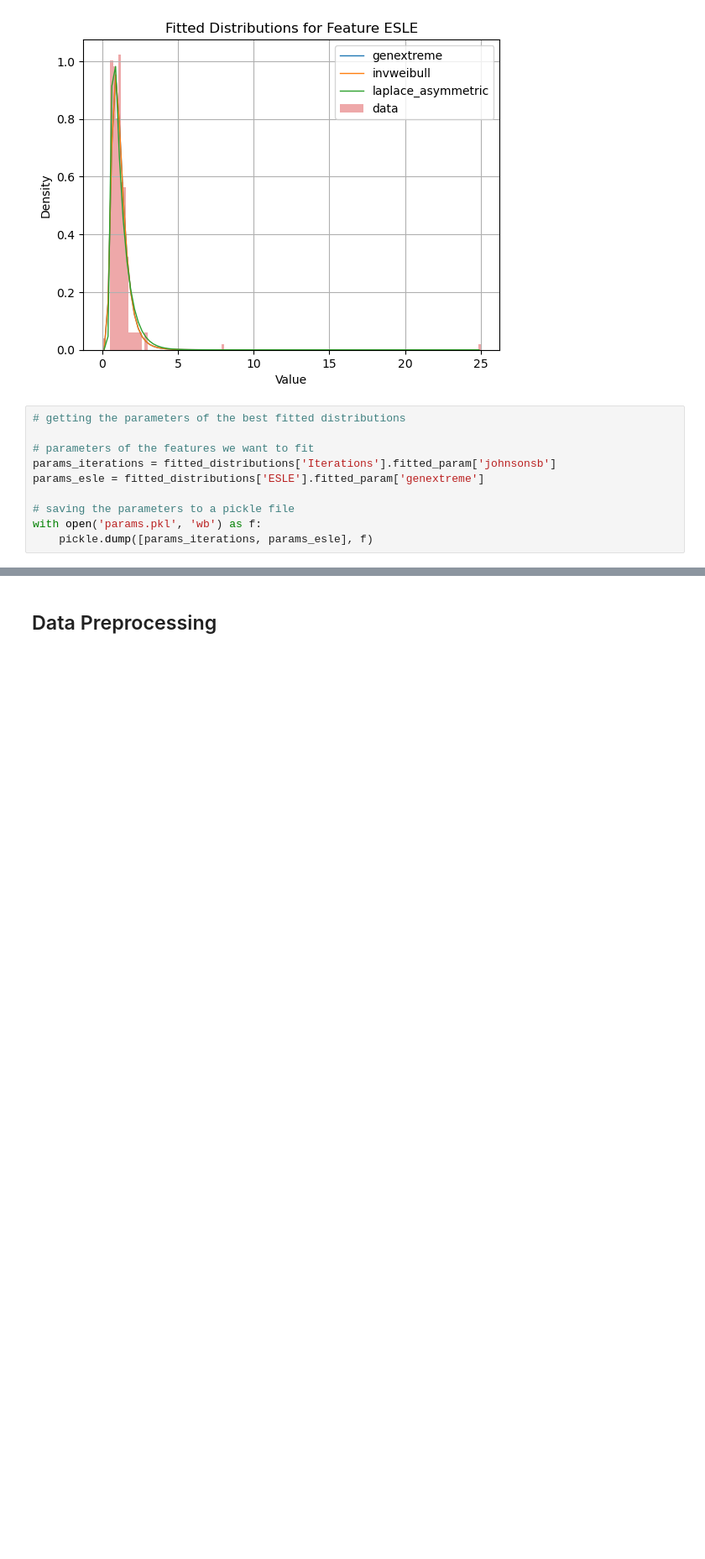
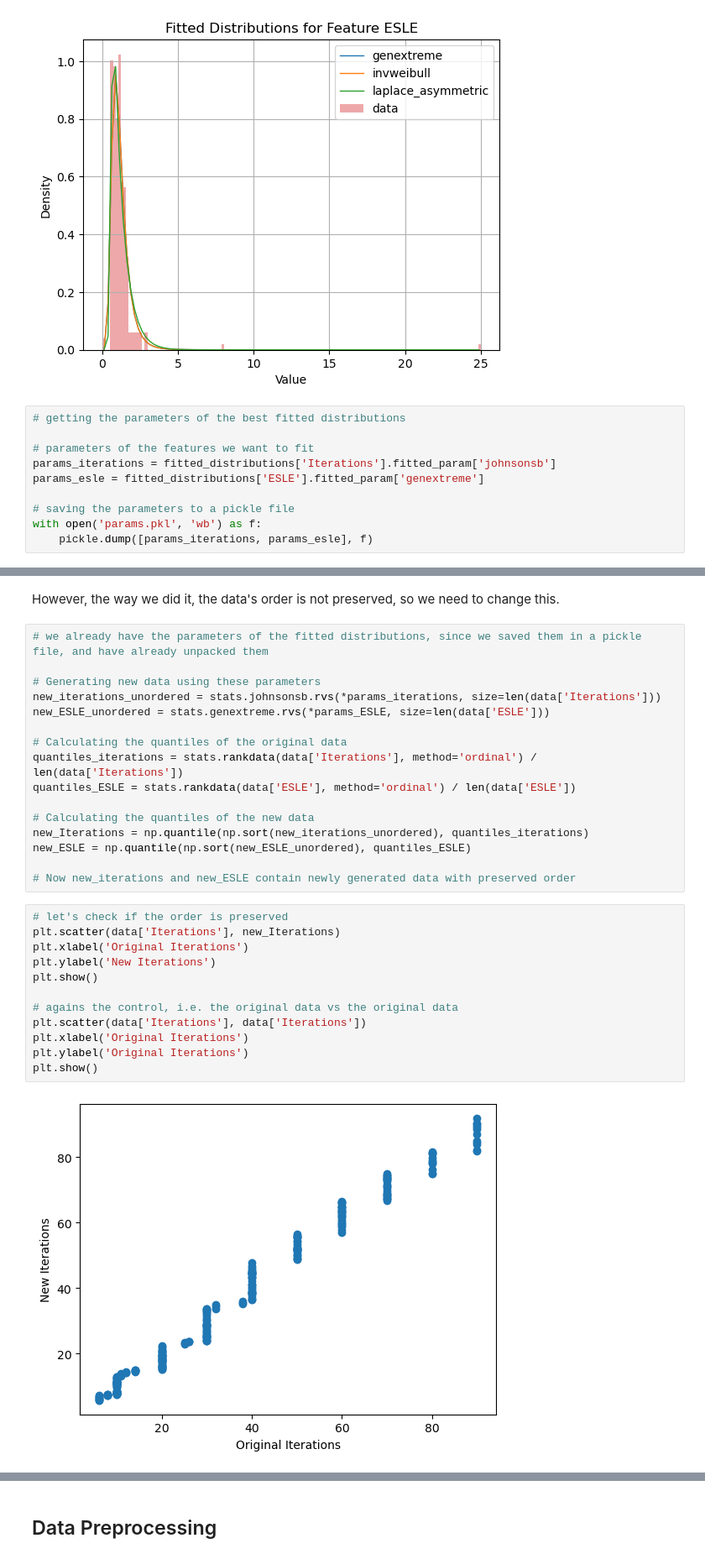
Before and after one commit to leobt23/Computational_Intelligence_forIOT, a Jupyter notebook: project_1/project_NNs.ipynb, the cells around one changed output, grey strips where cells are left out. Shown at 84% size. Saved outputs shown, nothing was run; the diff lists cells and outputs as text; blank space fills up the shorter version.

```diff
--- a/project_1/project_NNs.ipynb
+++ b/project_1/project_NNs.ipynb
@@ -236,0 +237,32 @@ plt.show()
+# %% [markdown]
+However, the way we did it, the data's order is not preserved, so we need to change this.
+# %%
+# we already have the parameters of the fitted distributions, since we saved them in a pickle file, and have already unpacked them
+
+# Generating new data using these parameters
+new_iterations_unordered = stats.johnsonsb.rvs(*params_iterations, size=len(data['Iterations']))
+new_ESLE_unordered = stats.genextreme.rvs(*params_ESLE, size=len(data['ESLE']))
+
+# Calculating the quantiles of the original data
+quantiles_iterations = stats.rankdata(data['Iterations'], method='ordinal') / len(data['Iterations'])
+quantiles_ESLE = stats.rankdata(data['ESLE'], method='ordinal') / len(data['ESLE'])
+
+# Calculating the quantiles of the new data
+new_Iterations = np.quantile(np.sort(new_iterations_unordered), quantiles_iterations)
+new_ESLE = np.quantile(np.sort(new_ESLE_unordered), quantiles_ESLE)
+
+# Now new_iterations and new_ESLE contain newly generated data with preserved order
+# %%
+# let's check if the order is preserved
+plt.scatter(data['Iterations'], new_Iterations)
+plt.xlabel('Original Iterations')
+plt.ylabel('New Iterations')
+plt.show()
+
+# agains the control, i.e. the original data vs the original data
+plt.scatter(data['Iterations'], data['Iterations'])
+plt.xlabel('Original Iterations')
+plt.ylabel('Original Iterations')
+plt.show()
+# %% [output]
+[figure, added]
```
Also changed, not shown: parts of 7 cells of this notebook, 4 other files.
